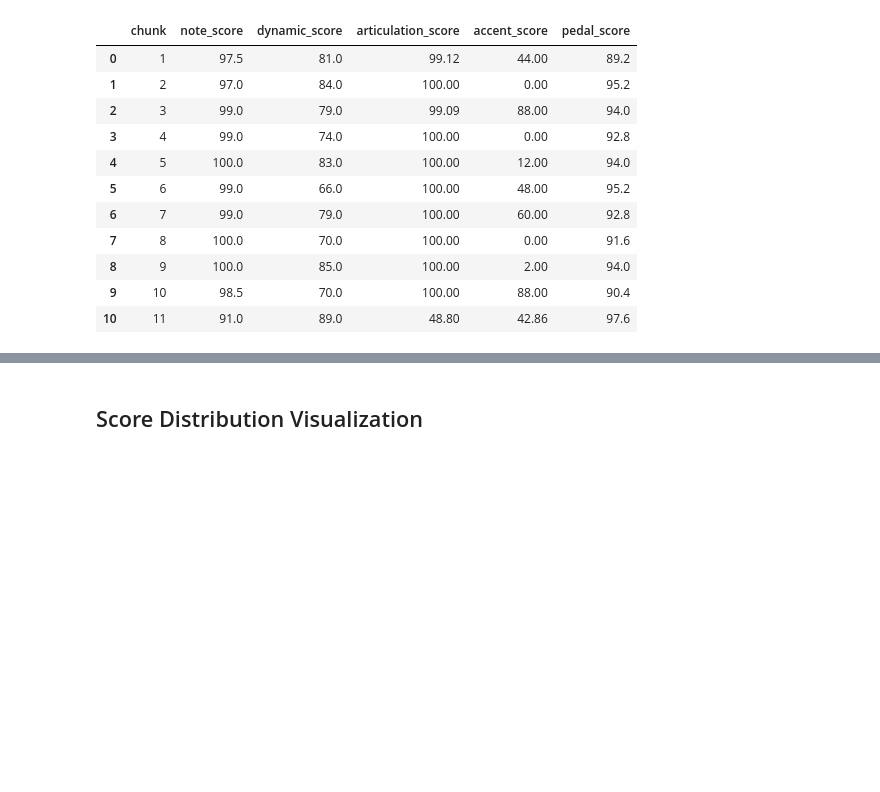
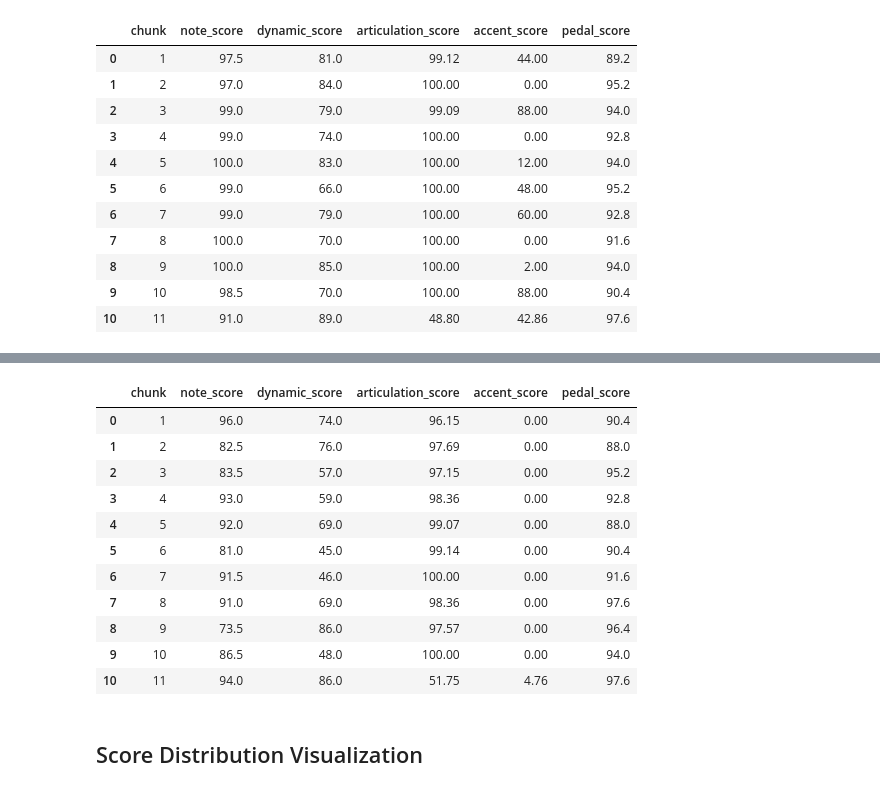
Before and after one commit to PSLeon24/Automatic_Piano_Evaluation_via_LLM, a Jupyter notebook: Automatic Piano Evaluation using BERT.ipynb, the cells around one changed output, grey strips where cells are left out. Cells and saved outputs as stored; diff of their text form; code cells hidden in the pictures; blank space fills up the shorter version.

```diff
--- a/Automatic Piano Evaluation using BERT.ipynb
+++ b/Automatic Piano Evaluation using BERT.ipynb
@@ -806,3 +908,19 @@ df_score
+# %%
+df_score = pd.read_csv('midi_data/bach/jeo/bach_note_bad2_score.csv')
+df_score
+# %% [output]
+|  | chunk | note_score | dynamic_score | articulation_score | accent_score | pedal_score |
+| 0 | 1 | 96.0 | 74.0 | 96.15 | 0.00 | 90.4 |
+| 1 | 2 | 82.5 | 76.0 | 97.69 | 0.00 | 88.0 |
+| 2 | 3 | 83.5 | 57.0 | 97.15 | 0.00 | 95.2 |
+| 3 | 4 | 93.0 | 59.0 | 98.36 | 0.00 | 92.8 |
+| 4 | 5 | 92.0 | 69.0 | 99.07 | 0.00 | 88.0 |
+| 5 | 6 | 81.0 | 45.0 | 99.14 | 0.00 | 90.4 |
+| 6 | 7 | 91.5 | 46.0 | 100.00 | 0.00 | 91.6 |
+| 7 | 8 | 91.0 | 69.0 | 98.36 | 0.00 | 97.6 |
+| 8 | 9 | 73.5 | 86.0 | 97.57 | 0.00 | 96.4 |
+| 9 | 10 | 86.5 | 48.0 | 100.00 | 0.00 | 94.0 |
+| 10 | 11 | 94.0 | 86.0 | 51.75 | 4.76 | 97.6 |
 # %% [markdown]
 ## Score Distribution Visualization
 # %%
```
Also changed, not shown: parts of 2 cells of this notebook.
